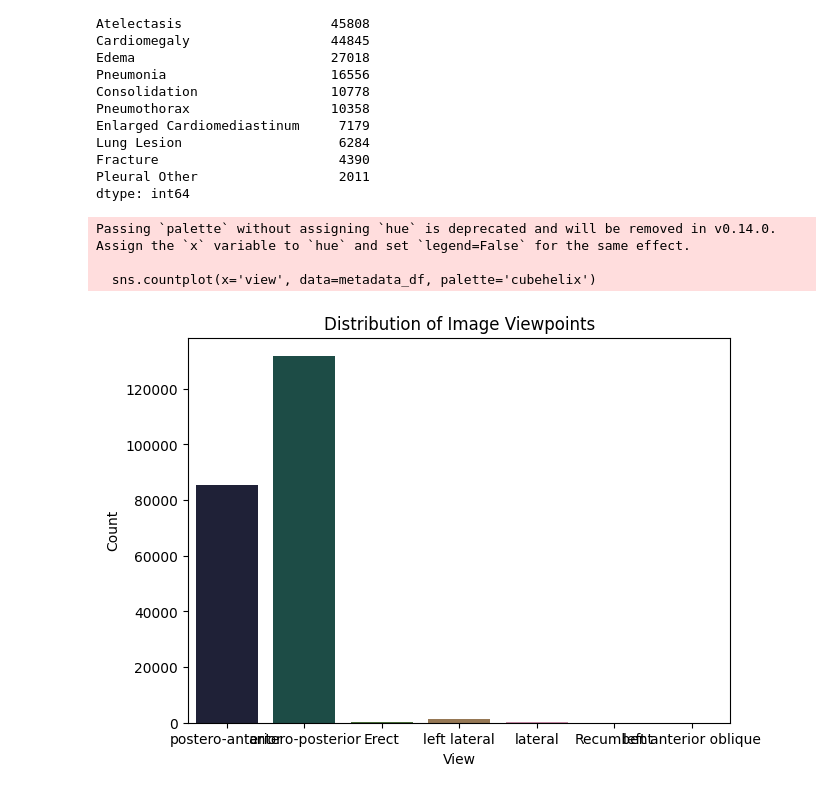
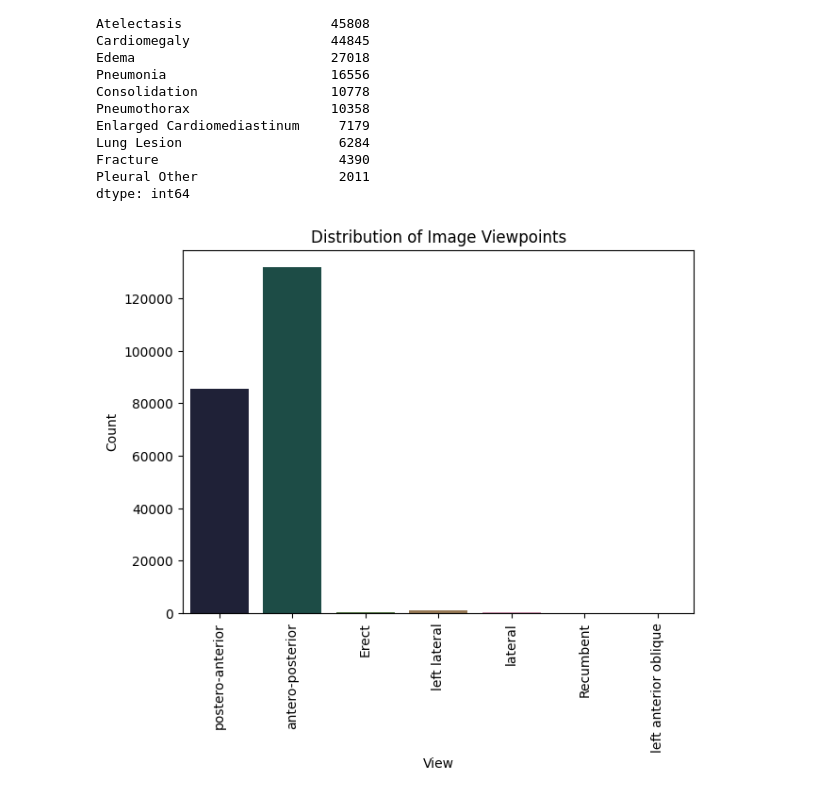
Before and after one commit to archx64/cxr-diff-vqa, a Jupyter notebook: code/notebooks/eda_medical_diff_vqa.ipynb, the cells around one changed output. Saved outputs shown, nothing was run; the diff lists cells and outputs as text; code cells hidden in the pictures.

```diff
--- a/exploratory_data_analysis.ipynb
+++ b/code/notebooks/eda_medical_diff_vqa.ipynb
@@ -45,7 +45,8 @@ from matplotlib import pyplot as plt
 import seaborn as sns
 import os
 
-data_path = 'data/medical-diff-vqa-1.0.1'
+data_path = '../data/medical-diff-vqa-1.0.1'
+figures_path = '../figures'
 vqa_file = 'mimic_pair_questions.csv'
 metadata_file = 'mimic_all.csv'
 # %%
@@ -203,14 +210,12 @@ Pleural Other                  2011
 dtype: int64
 # %%
 plt.figure(figsize=(7, 5))
-sns.countplot(x='view', data=metadata_df, palette='cubehelix')
+ax = sns.countplot(x='view', data=metadata_df, palette='cubehelix', hue='view', legend=False)
+ax.tick_params(axis='x', rotation=90)
 plt.title('Distribution of Image Viewpoints')
 plt.xlabel('View')
 plt.ylabel('Count')
-plt.savefig('figures/viewpoint_distribution.png')
+plt.savefig(os.path.join(figures_path,'viewpoint_distribution.png'))
 plt.show()
 # %% [output]
-Passing `palette` without assigning `hue` is deprecated and will be removed in v0.14.0. Assign the `x` variable to `hue` and set `legend=False` for the same effect.
-
-  sns.countplot(x='view', data=metadata_df, palette='cubehelix')
-[figure, old version]
+[figure, new version]
```
Also changed, not shown: parts of 4 cells of this notebook, 10 other files.
